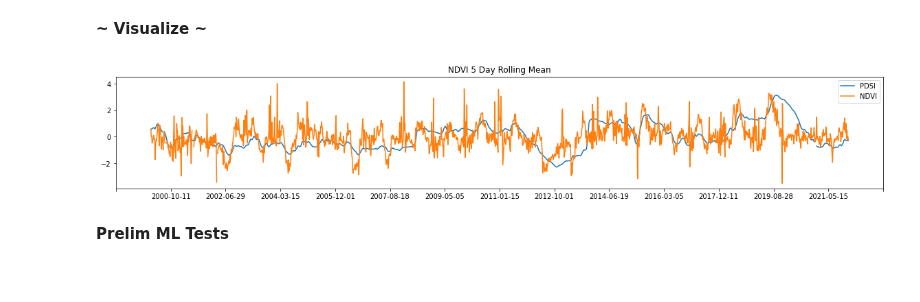
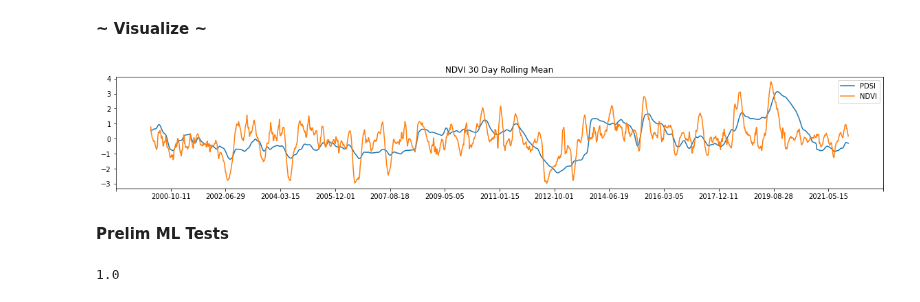
Before and after one commit to anniebritton/Ecological-Drought-ML-Modeling, a Jupyter notebook: NDVI_Data_Preprocessing.ipynb, the cells around one changed output. Cells and saved outputs as stored; diff of their text form; code cells hidden in the pictures.

Commit message:
Ran preliminary ML tests to check data structure

```diff
--- a/NDVI_Data_Preprocessing.ipynb
+++ b/NDVI_Data_Preprocessing.ipynb
@@ -67,15 +70,16 @@ df_anom.insert(0, 'NDVI_anomaly', df_anom.pop('NDVI_anomaly'))
 # %% [markdown]
 **Resample the Data to match the Pentads from the Drought Indexes, and Normalize**
 # %%
+# THIS NARROWS THE DATA DOWN TO PENTADS - only have data every 5 days
 # create an empty list to store the result dataframes
 results = []
 
 # loop through each column in the dataframe
 for col in df_anom.columns:
     if col == 'NDVI_anomaly':
-        result = pd.DataFrame({'date': pentads, f'{col}_5day': df_anom[col].rolling(window=5, min_periods=1).mean().loc[pentads]})
+        result = pd.DataFrame({'date': pentads, f'{col}_roll': df_anom[col].rolling(window=30, min_periods=1).mean().loc[pentads]})
     else:
-        result = pd.DataFrame({'date': pentads, f'{col}_5day': df_anom[col].rolling(window=5, min_periods=1).mean().loc[pentads]})
+        result = pd.DataFrame({'date': pentads, f'{col}_roll': df_anom[col].rolling(window=30, min_periods=1).mean().loc[pentads]})
     result = result.set_index('date')
     results.append(result)
 
@@ -90,16 +94,16 @@ normalized_df = (anom_result-anom_result.mean())/anom_result.std()
 # %% [markdown]
 **~ Visualize ~**
 # %%
-b = normalized_df['pdsi_anomaly_5day']
-c = normalized_df['NDVI_anomaly_5day']
+b = normalized_df['pdsi_anomaly_roll']
+c = normalized_df['NDVI_anomaly_roll']
 fig, ax = plt.subplots(1,1, )
 ax.plot(b, label='PDSI')
 ax.plot(c, label='NDVI')
 ax.xaxis.set_major_locator(ticker.LinearLocator(numticks = 15))
 ax.legend()
-plt.title("NDVI 5 Day Rolling Mean")
+plt.title("NDVI 30 Day Rolling Mean")
 fig.show()
 # %% [output]
-[figure, old version]
+[figure, new version]
 # %% [markdown]
 **Prelim ML Tests**
@@ -119,0 +130,5 @@ Y_predicted = clf.predict(X_test)
+# %%
+# COMPARE Y_predicted WITH Y_test.
+clf.score(X_train, Y_train)
+# %% [output]
+1.0
```
Also changed, not shown: parts of 7 cells of this notebook.
